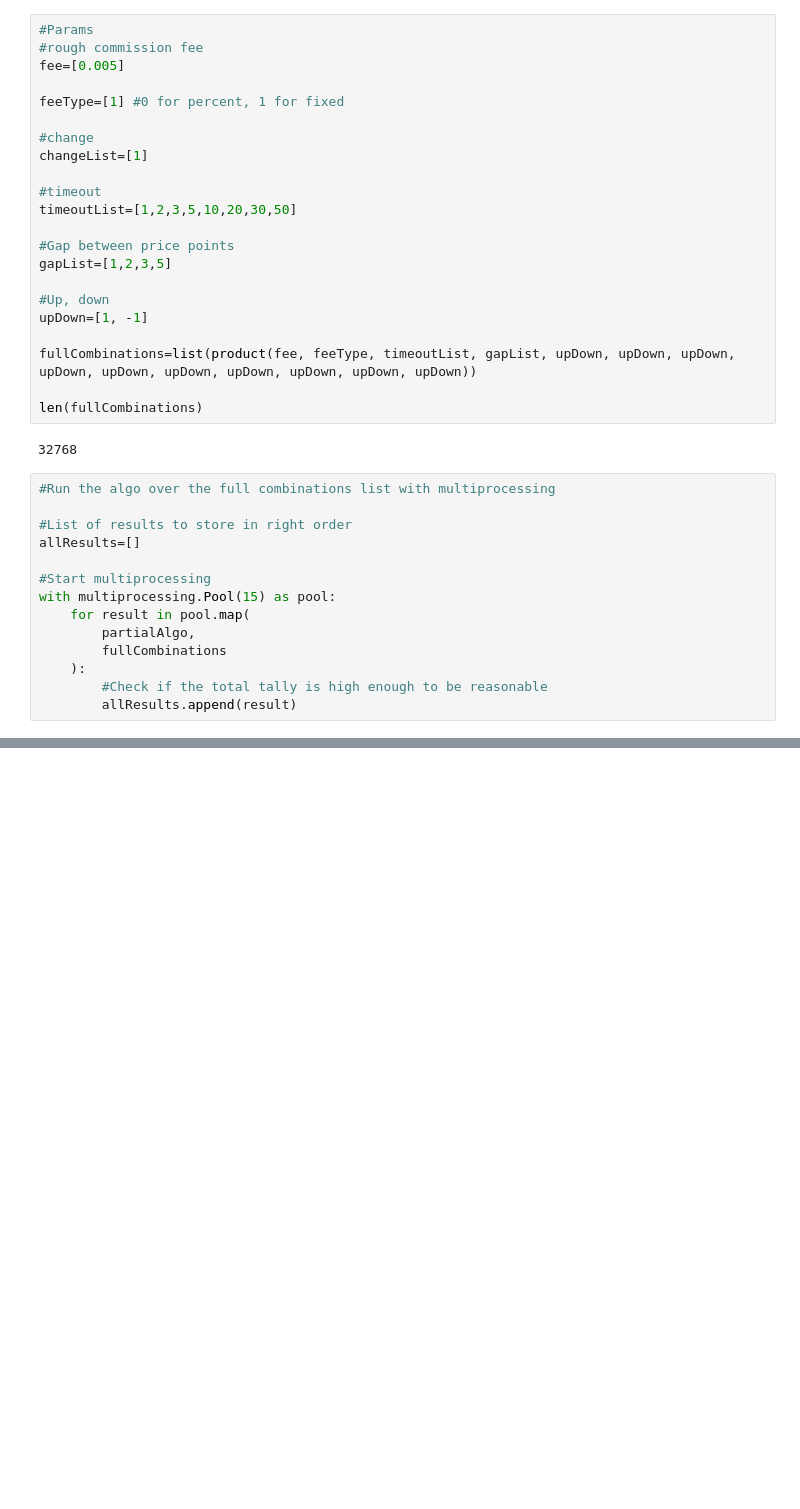
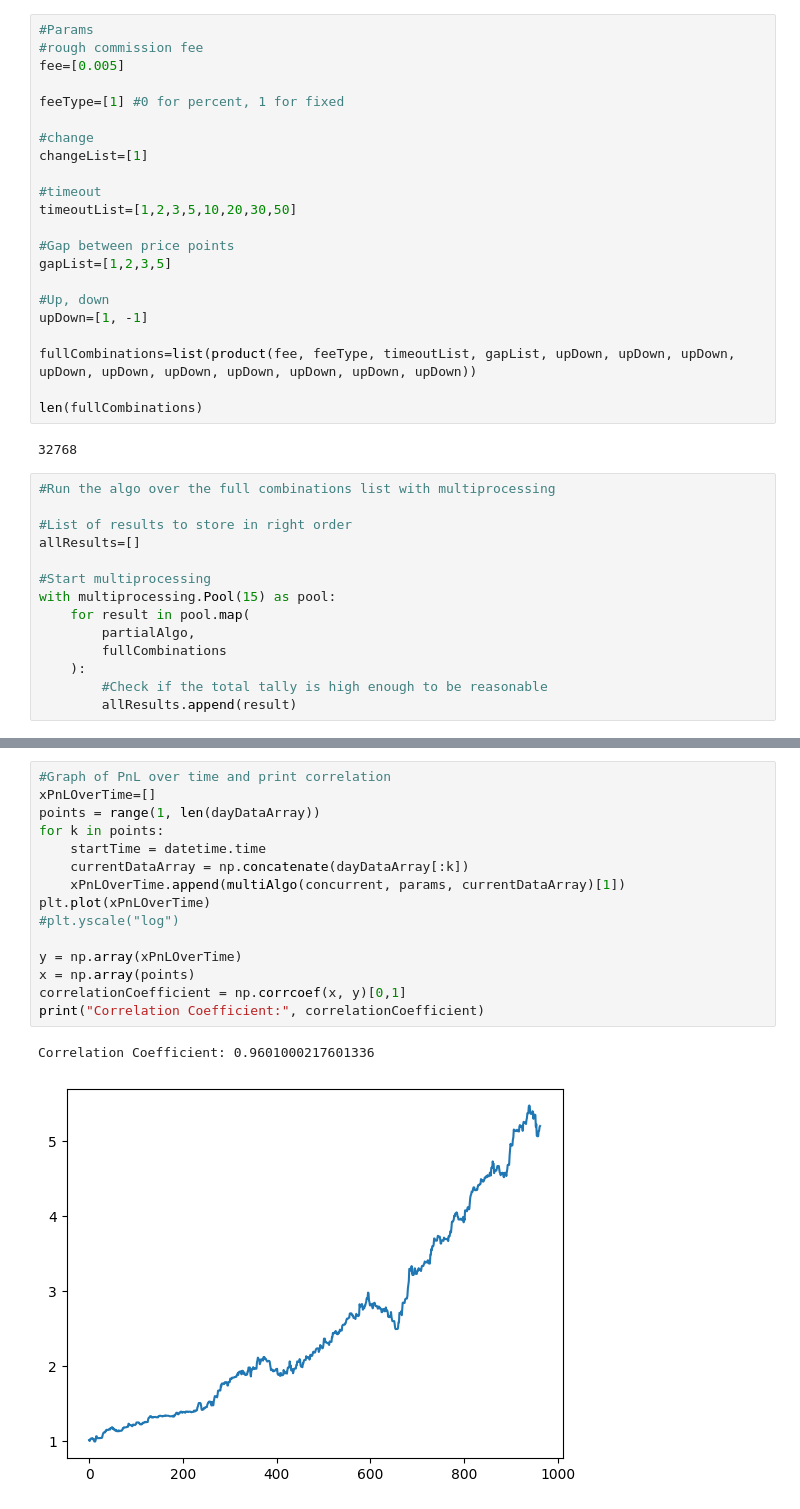
Before and after one commit to OGibbard/Quant, a Jupyter notebook: algoV4.ipynb, the cells around one changed output, grey strips where cells are left out. Cells and saved outputs as stored; diff of their text form; blank space fills up the shorter version.

```diff
--- a/algoV4.ipynb
+++ b/algoV4.ipynb
@@ -228,0 +517,18 @@ shape: (5, 15)
+# %%
+#Graph of PnL over time and print correlation
+xPnLOverTime=[]
+points = range(1, len(dayDataArray))
+for k in points:
+    startTime = datetime.time
+    currentDataArray = np.concatenate(dayDataArray[:k])
+    xPnLOverTime.append(multiAlgo(concurrent, params, currentDataArray)[1])
+plt.plot(xPnLOverTime)
+#plt.yscale("log")
+
+y = np.array(xPnLOverTime)
+x = np.array(points)
+correlationCoefficient = np.corrcoef(x, y)[0,1]
+print("Correlation Coefficient:", correlationCoefficient)
+# %% [output]
+Correlation Coefficient: 0.9601000217601336
+[figure, added]
```
Also changed, not shown: parts of 21 cells of this notebook, 8 other files.
